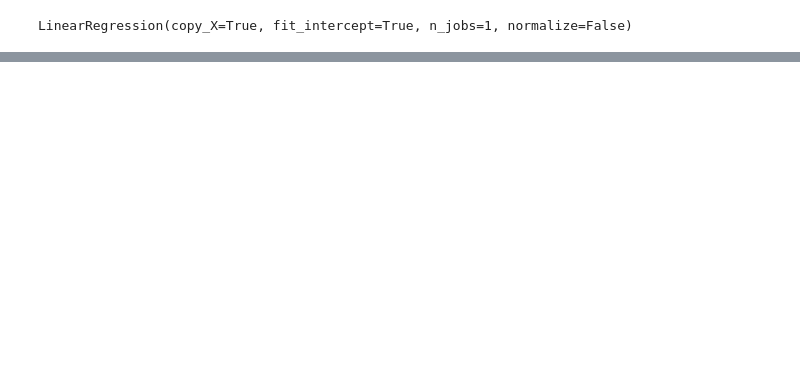
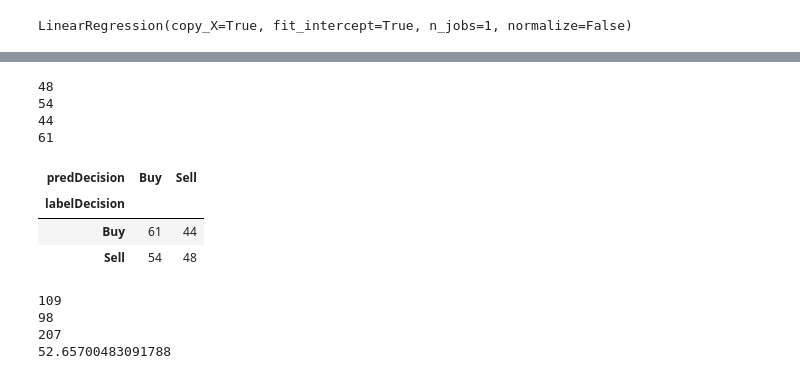
Before and after one commit to KarvonenC/Creating_an_automated_trading_system, a Jupyter notebook: Project – Creating an automated trading system[CK&WK].ipynb, the cells around one changed output, grey strips where cells are left out. Saved outputs shown, nothing was run; the diff lists cells and outputs as text; code cells hidden in the pictures; blank space fills up the shorter version.

```diff
--- a/Project – Creating an automated trading system[CK&WK].ipynb
+++ b/Project – Creating an automated trading system[CK&WK].ipynb
@@ -245,0 +337,37 @@ regr.score(x_test, y_test)
+# %%
+#printing out the confusion matrix values
+print(len(df_cm.loc[df_cm.TN == 1.0]))
+print(len(df_cm.loc[df_cm.FP == 1.0]))
+print(len(df_cm.loc[df_cm.FN == 1.0]))
+print(len(df_cm.loc[df_cm.TP == 1.0]))
+
+
+#checking if the values are correct with pd.crosstab
+df_confusion = pd.crosstab(df_cm.labelDecision, df_cm.predDecision)
+df_confusion
+# %% [output]
+48
+54
+44
+61
+| predDecision | Buy | Sell |
+| labelDecision |  |  |
+| Buy | 61 | 44 |
+| Sell | 54 | 48 |
+# %%
+#hitRatio 1
+lenOfHits = len(df_cm.loc[df_cm.hitDecision == 1.0])
+lenOfMisses = len(df_cm.loc[df_cm.hitDecision == 0.0])
+lenOfDecisions = len(df_cm.hitDecision)
+
+print(lenOfHits)
+print(lenOfMisses)
+print(lenOfDecisions)
+
+hitRatio = ((lenOfHits) / (lenOfDecisions)) * 100
+print(hitRatio)
+# %% [output]
+109
+98
+207
+52.65700483091788
```
Also changed, not shown: parts of 21 cells of this notebook.
